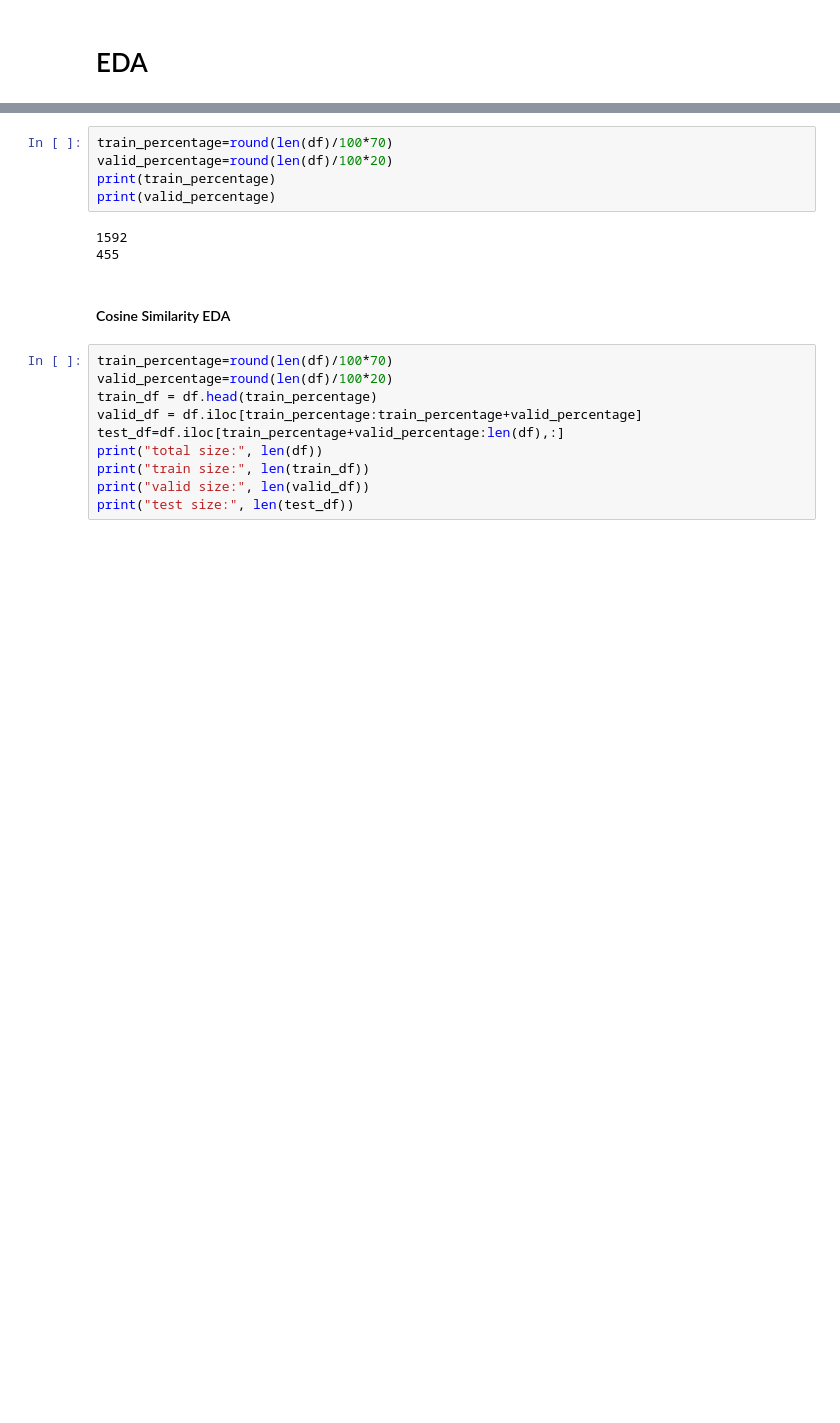
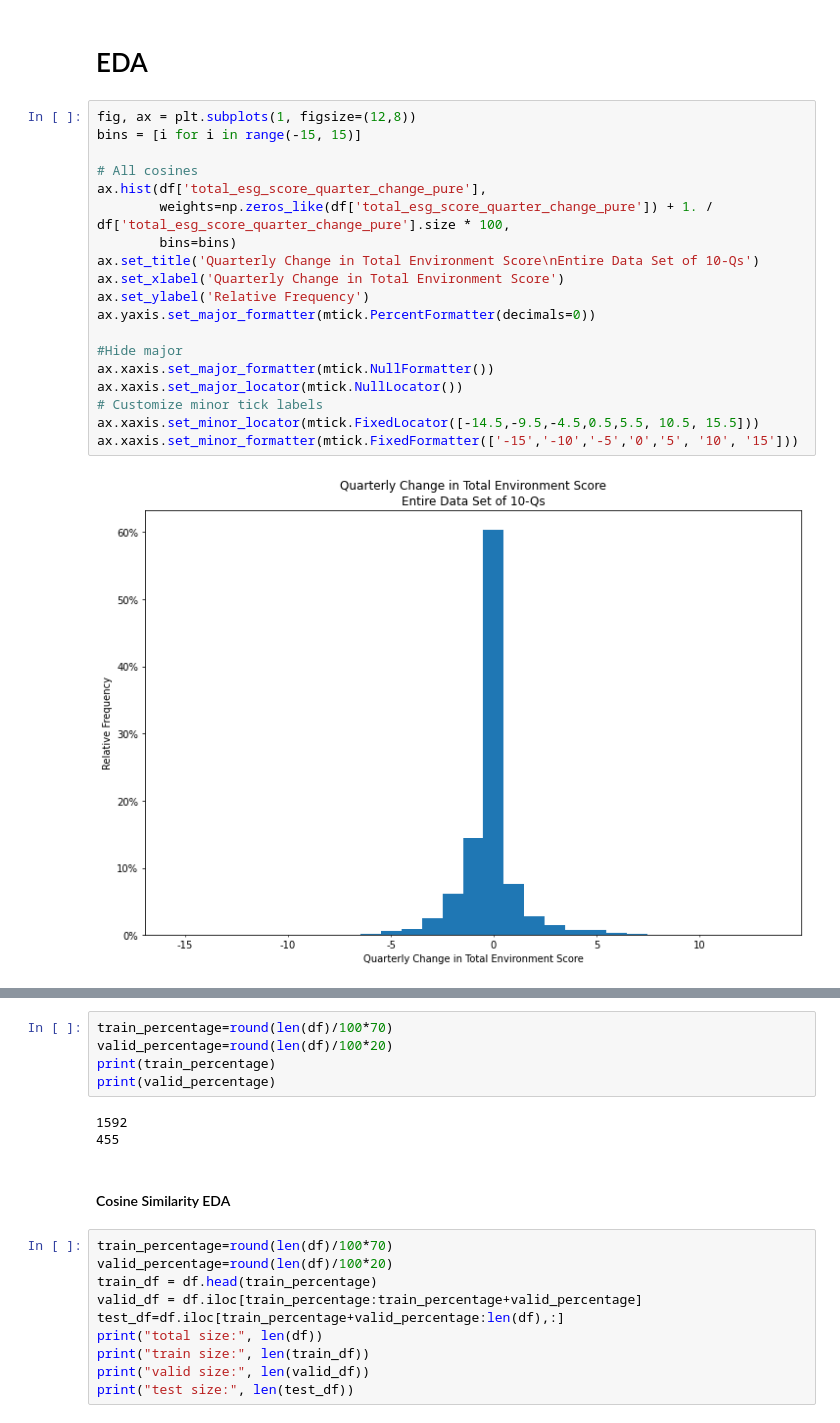
Before and after one commit to smehra3/ESG_NLP, a Jupyter notebook: EDA_10Q_Final.ipynb, the cells around one changed output, grey strips where cells are left out. Drawn from its saved outputs; the diff is of its cells as text; blank space fills up the shorter version.

```diff
--- a/EDA_10Q_Final.ipynb
+++ b/EDA_10Q_Final.ipynb
@@ -96,2 +94,23 @@ df.head()
 # %% [markdown]
 # EDA
+# %%
+fig, ax = plt.subplots(1, figsize=(12,8))
+bins = [i for i in range(-15, 15)]
+
+# All cosines
+ax.hist(df['total_esg_score_quarter_change_pure'],
+        weights=np.zeros_like(df['total_esg_score_quarter_change_pure']) + 1. / df['total_esg_score_quarter_change_pure'].size * 100,
+        bins=bins)
+ax.set_title('Quarterly Change in Total Environment Score\nEntire Data Set of 10-Qs')
+ax.set_xlabel('Quarterly Change in Total Environment Score')
+ax.set_ylabel('Relative Frequency')
+ax.yaxis.set_major_formatter(mtick.PercentFormatter(decimals=0))
+
+#Hide major
+ax.xaxis.set_major_formatter(mtick.NullFormatter())
+ax.xaxis.set_major_locator(mtick.NullLocator())
+# Customize minor tick labels
+ax.xaxis.set_minor_locator(mtick.FixedLocator([-14.5,-9.5,-4.5,0.5,5.5, 10.5, 15.5]))
+ax.xaxis.set_minor_formatter(mtick.FixedFormatter(['-15','-10','-5','0','5', '10', '15']))
+# %% [output]
+[figure, added]
```
Also changed, not shown: parts of 6 cells of this notebook.
